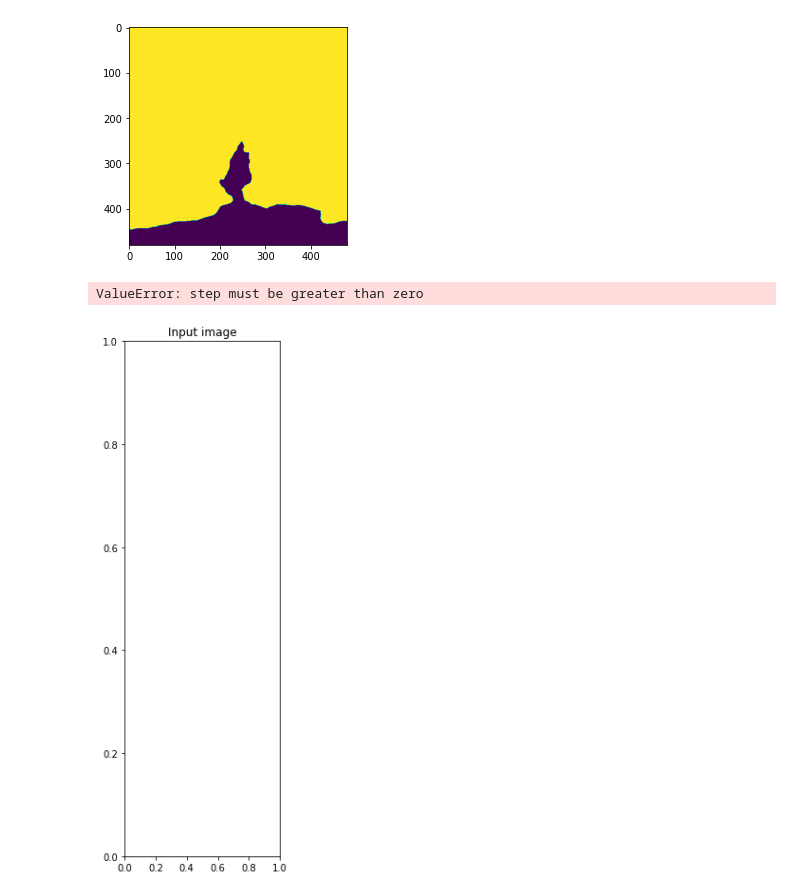
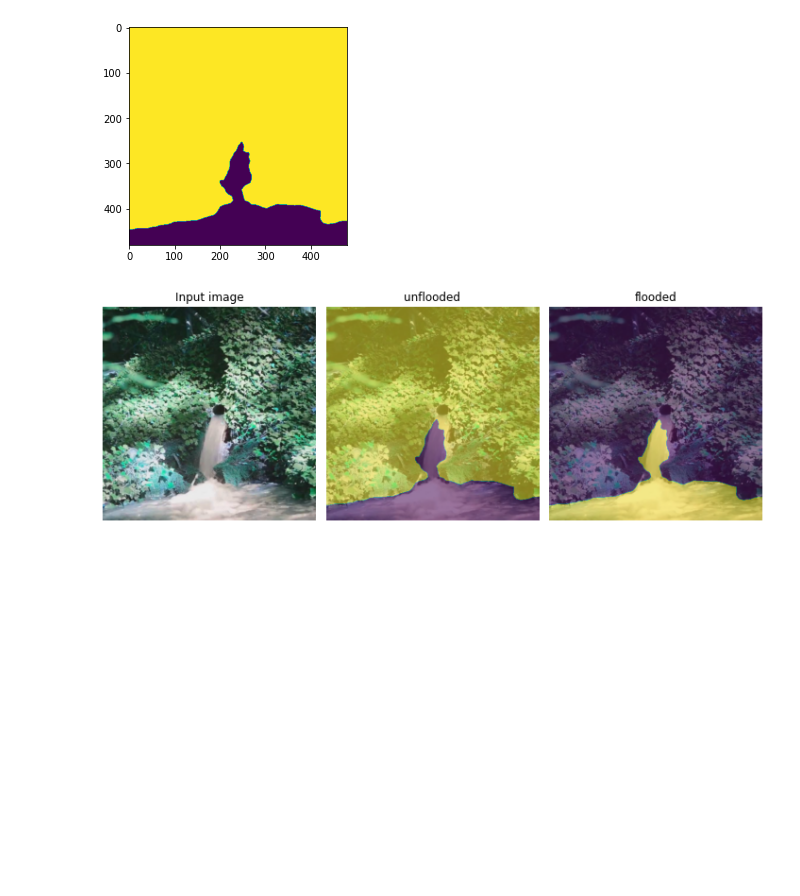
Before and after one commit to Morpheo1/DyNCAwithCLIP, a Jupyter notebook: notebooks/water_segmentation.ipynb, the cells around one changed output. Cells and saved outputs as stored; diff of their text form; code cells hidden in the pictures; blank space fills up the shorter version.

```diff
--- a/notebooks/water_segmentation.ipynb
+++ b/notebooks/water_segmentation.ipynb
@@ -79,31 +81,3 @@ def preprocessing(image, device, CONFIG):
     image = image.to(device)
 
     return image, raw_image
-# %%
-from utils.misc.preprocess_texture import preprocess_style_image
-from PIL import Image
-image, raw_image = preprocessing(image, device, CONFIG)
-#print(image[0,:3,:10,:10])
-plt.imshow(image[0].cpu().permute(1, 2, 0))
-plt.show()
-image2 = Image.open("data/VectorFieldMotion/01007_00000_input.jpg")
-image2 = preprocess_style_image(image2,img_size=(480,480),batch_size=1)
-
-image2 = image2.flip(1) * 255.0
-#print(image2[0,:3,:10,:10])
-image2 = image2.numpy().transpose(0, 2, 3, 1)
-image2[0] -= np.array(
-        [
-            float(CONFIG.IMAGE.MEAN.B),
-            float(CONFIG.IMAGE.MEAN.G),
-            float(CONFIG.IMAGE.MEAN.R),
-        ]
-    )
-image2 = torch.from_numpy(image2.transpose(0, 3, 1, 2))
-image2 = image2.to(device)
-print((image - image2)[0,:3,:10,:10])
-image = image2
-raw_image = image2[0]
-print(image.shape)
-plt.imshow(image[0].cpu().permute(1, 2, 0))
-plt.show()
@@ -187,26 +136,25 @@ plt.imshow(mask.astype(np.float32))
 # %%
 labels = np.unique(labelmap)
 
 # Show result for each class
 rows = int(np.floor(np.sqrt(len(labels) + 1)))
 cols = int(np.ceil((len(labels) + 1) / rows))
 
 plt.figure(figsize=(10, 10))
 ax = plt.subplot(rows, cols, 1)
 ax.set_title("Input image")
-ax.imshow(raw_image[:, :, ::-1])
+ax.imshow(raw_image)
 ax.axis("off")
 
 for i, label in enumerate(labels):
     mask = labelmap == label
     ax = plt.subplot(rows, cols, i + 2)
     ax.set_title(classes[label])
-    ax.imshow(raw_image[..., ::-1])
+    ax.imshow(raw_image) # .cpu().permute(1, 2, 0).numpy()[..., ::-1]
     ax.imshow(mask.astype(np.float32), alpha=0.5)
     ax.axis("off")
 
 plt.tight_layout()
 plt.show()
 # %% [output]
-ValueError: step must be greater than zero
-[figure, old version]
+[figure, new version]
```
Also changed, not shown: parts of 4 cells of this notebook, 1 other file.
